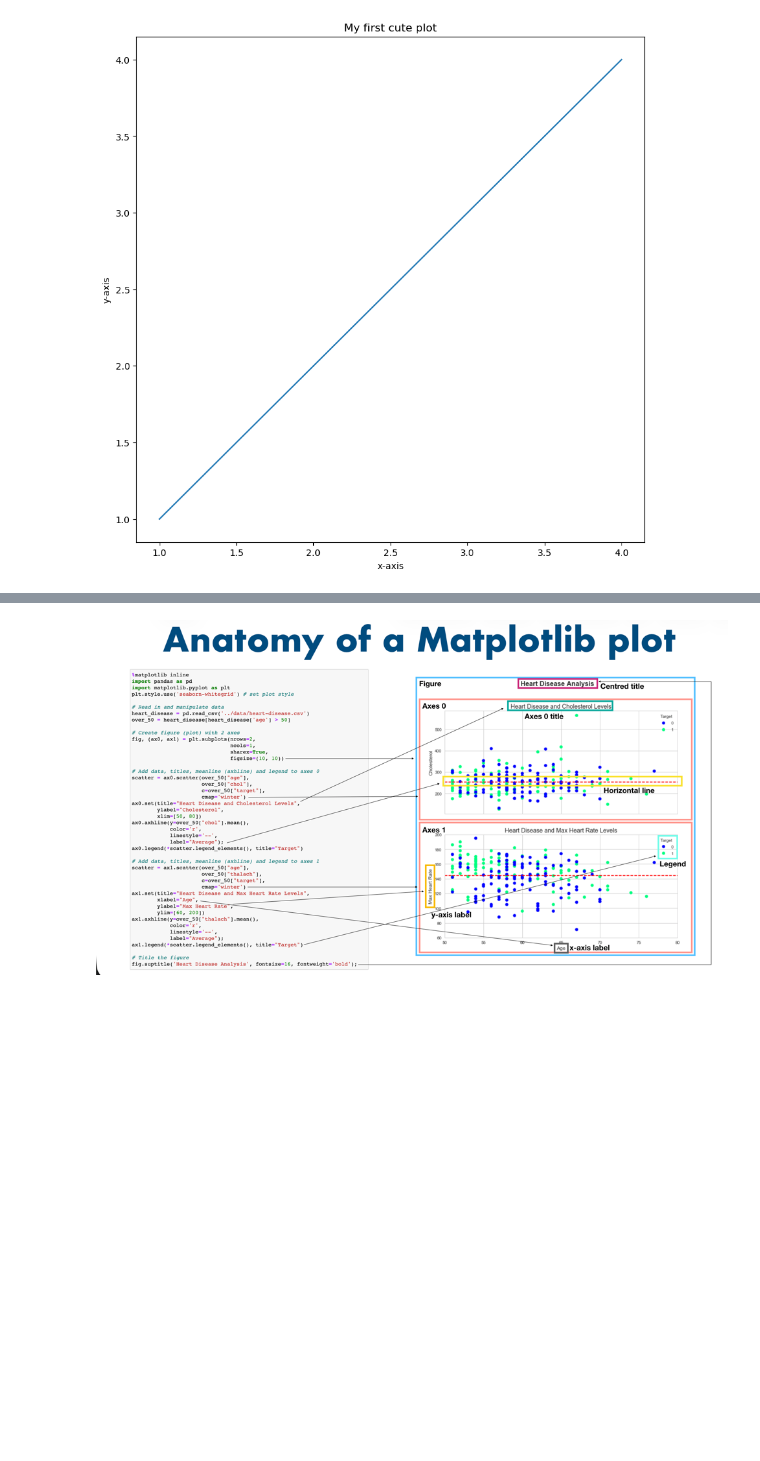
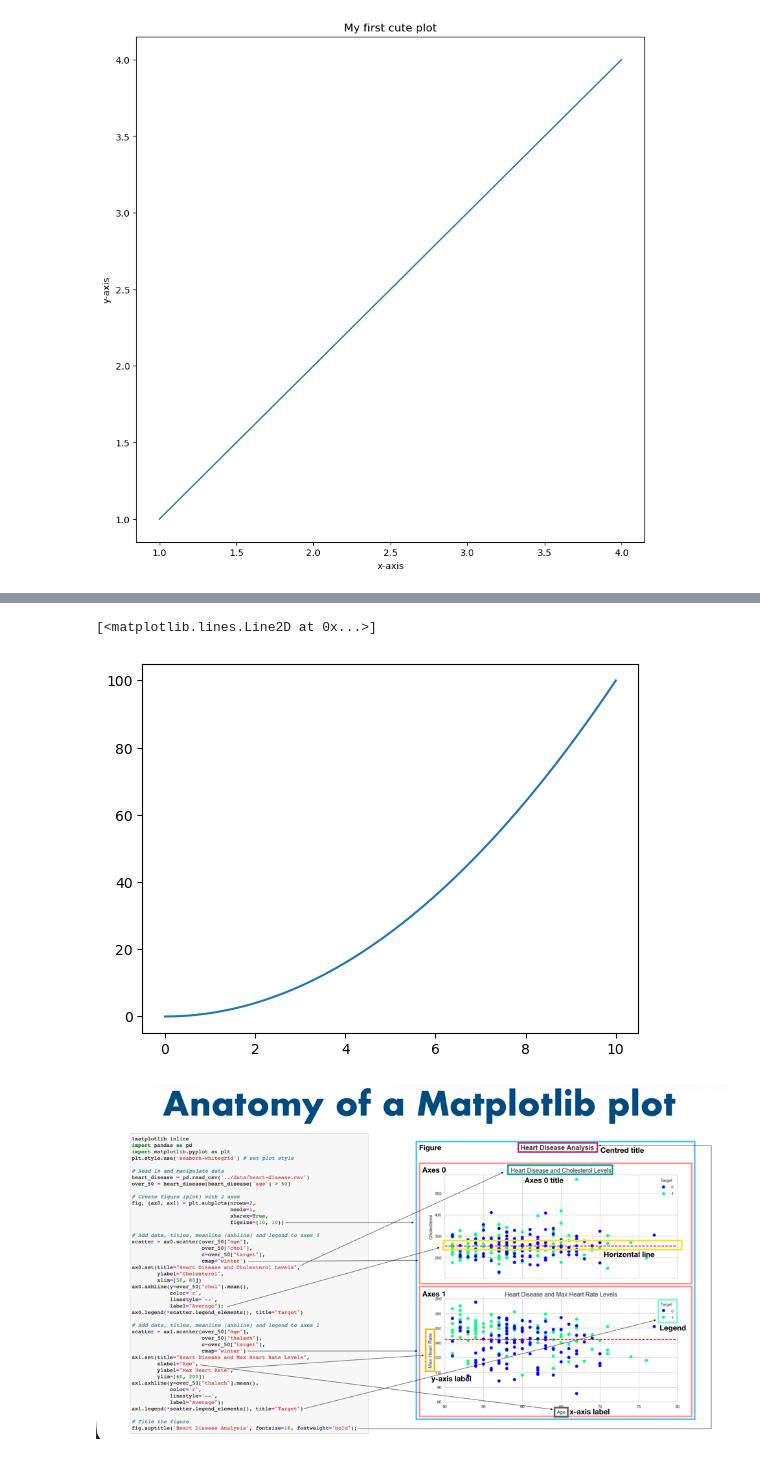
Before and after one commit to CodingSkillBuilder/mlBoost-gettingStart, a Jupyter notebook: Introduction to Matplotlib.ipynb, the cells around one changed output, grey strips where cells are left out. Cells and saved outputs as stored; diff of their text form; code cells hidden in the pictures; blank space fills up the shorter version.

```diff
--- a/Introduction to Matplotlib.ipynb
+++ b/Introduction to Matplotlib.ipynb
@@ -219,0 +234,4 @@ fig.savefig("./Exports/My first cute plot.png")
+# %%
+# Creating some data for future computations
+x = np.linspace(0, 10, 100) # Returns 100 values that are evenly spaced between 0 and 10
+x
@@ -220,2 +259,8 @@ fig.savefig("./Exports/My first cute plot.png")
+# %%
+fig, ax = plt.subplots()
+ax.plot(x, x ** 2)
+# %% [output]
+[<matplotlib.lines.Line2D at 0x...>]
+[figure, added]
 # %% [markdown]
 ![image.png](attachment:44701a18-592f-4d4c-ac6e-be4f9b3b6d16.png)
```
Also changed, not shown: parts of 2 cells of this notebook.
